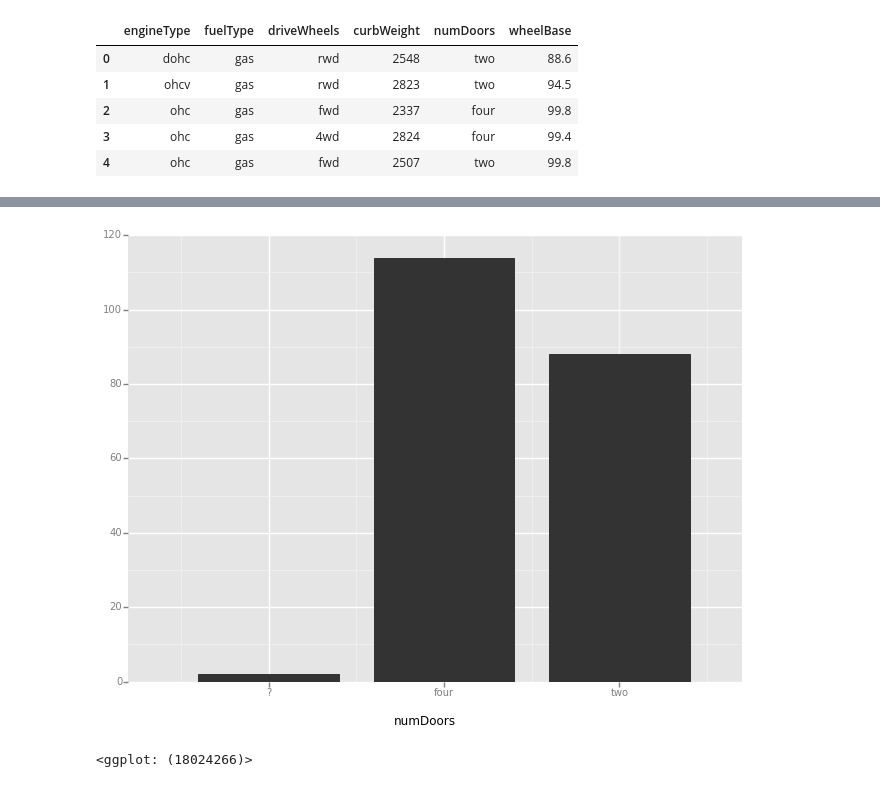
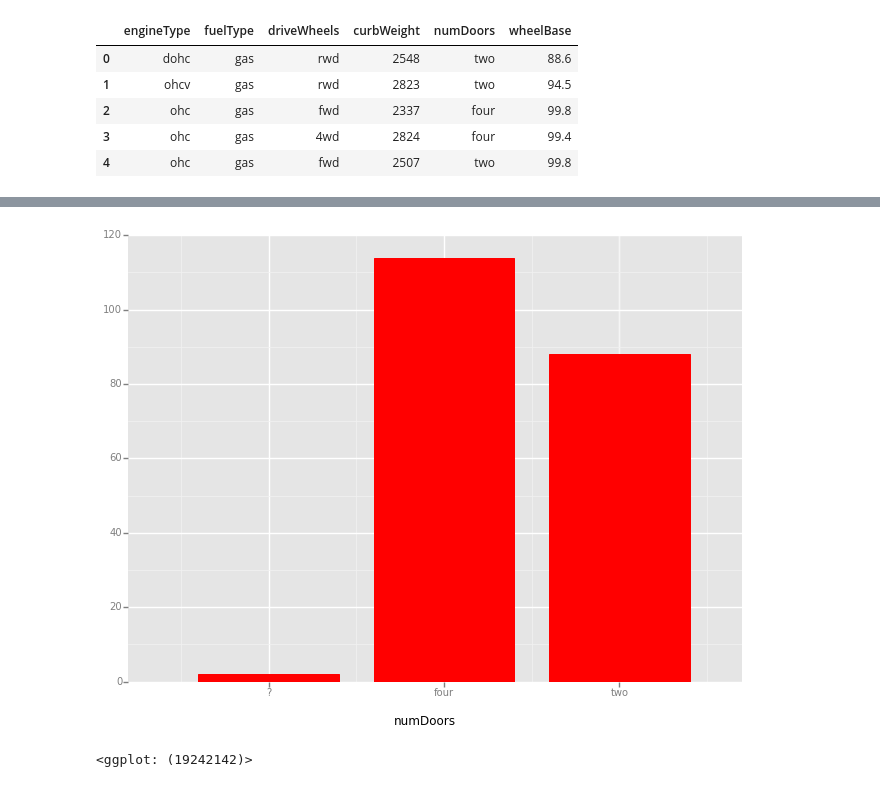
Before and after one commit to MobyWare/ml-intro-python-boosting, a Jupyter notebook: notebooks/visualize-data-and-model-perf.ipynb, the cells around one changed output, grey strips where cells are left out. Saved outputs shown, nothing was run; the diff lists cells and outputs as text; code cells hidden in the pictures.

```diff
--- a/notebooks/visualize-data-and-model-perf.ipynb
+++ b/notebooks/visualize-data-and-model-perf.ipynb
@@ -28,6 +50,6 @@ cars[['engineType', 'fuelType', 'driveWheels', 'curbWeight', 'numDoors', 'wheelB
 # %%
-ggplot(cars, aes(x='numDoors')) + geom_bar(color='red')
+ggplot(cars, aes(x='numDoors')) + geom_bar(fill='red')
 # %% [output]
-[figure, old version]
+[figure, new version]
-<ggplot: (18024266)>
+<ggplot: (19242142)>
 # %%
```
Also changed, not shown: parts of 14 cells of this notebook.
